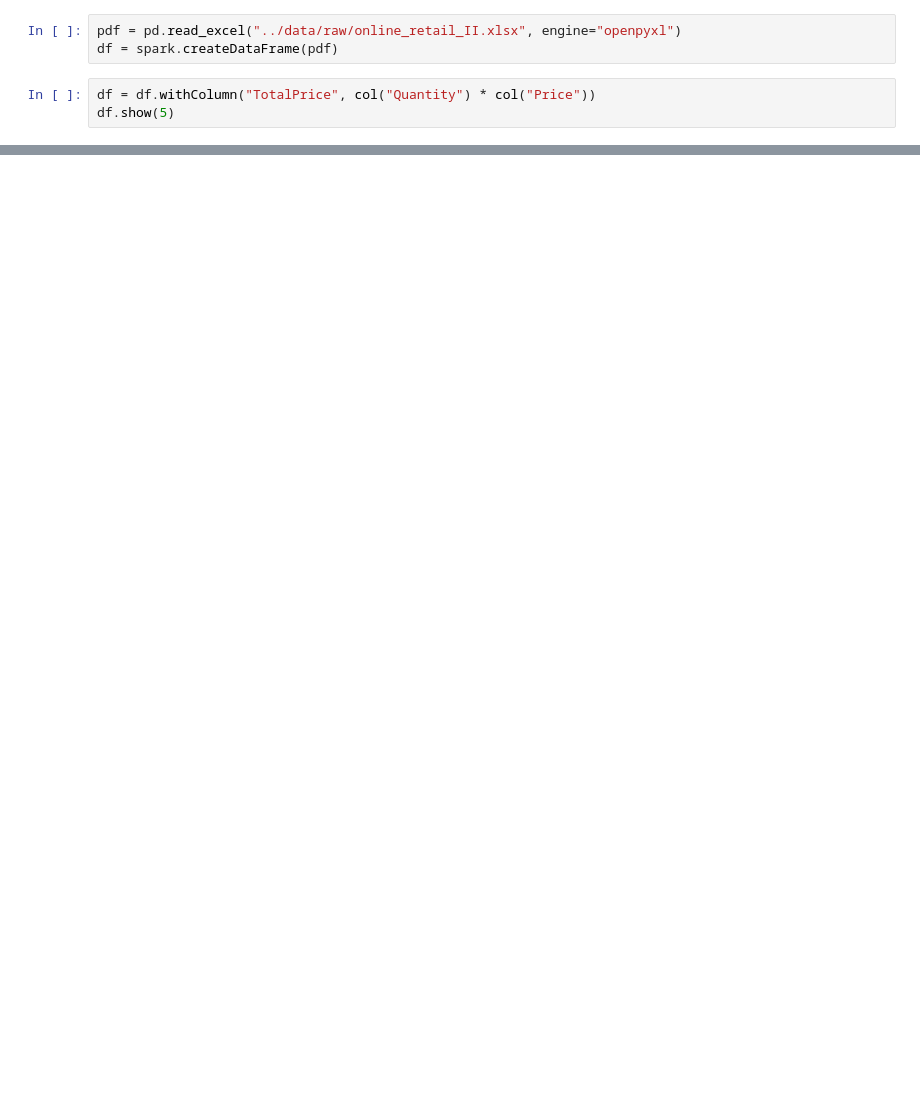
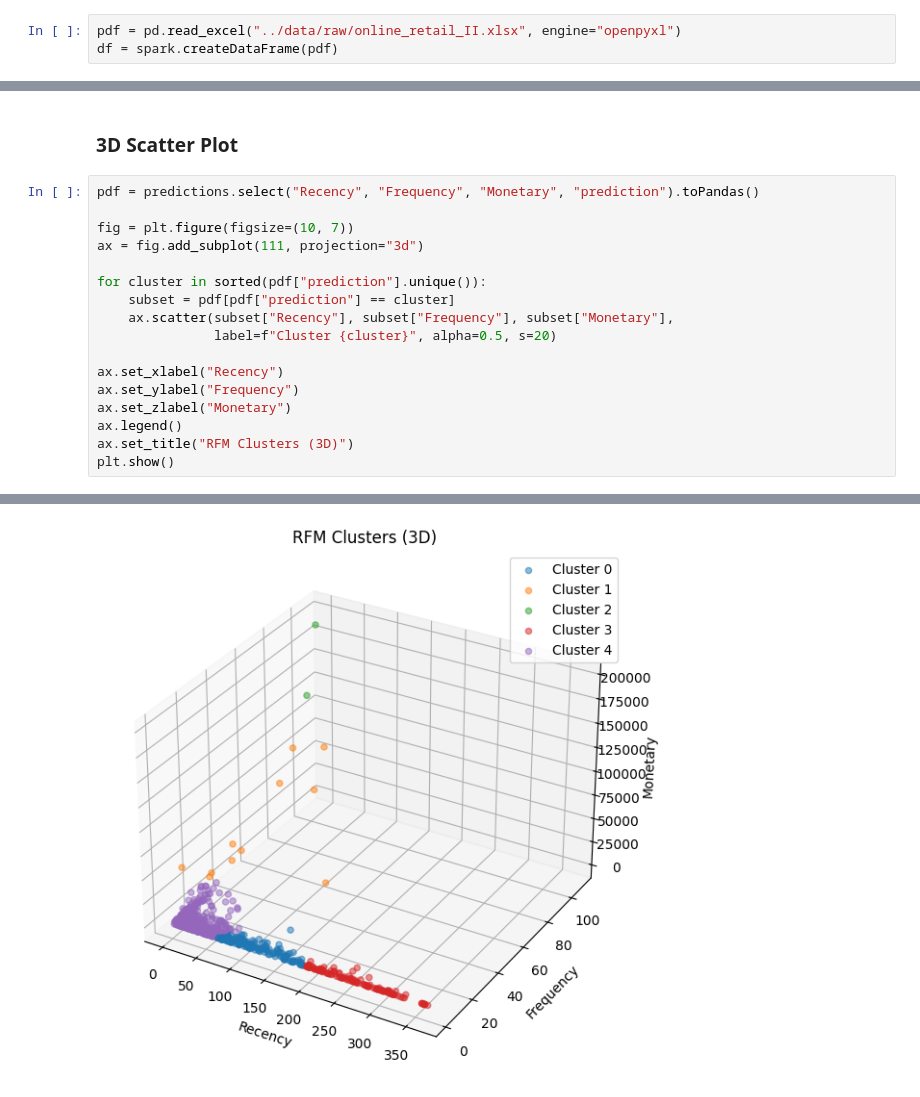
Before and after one commit to jonathern/online_retail, a Jupyter notebook: notebooks/4 End to End ML Pipeline in Spark.ipynb, the cells around one changed output, grey strips where cells are left out. Cells and saved outputs as stored; diff of their text form; blank space fills up the shorter version.

```diff
--- a/notebooks/4 End to End ML Pipeline in Spark.ipynb
+++ b/notebooks/4 End to End ML Pipeline in Spark.ipynb
@@ -19,6 +29,3 @@ To adjust logging level use sc.setLogLevel(newLevel). For SparkR, use setLogLeve
 # %%
 pdf = pd.read_excel("../data/raw/online_retail_II.xlsx", engine="openpyxl")
 df = spark.createDataFrame(pdf)
-# %%
-df = df.withColumn("TotalPrice", col("Quantity") * col("Price"))
-df.show(5)
@@ -94,0 +224,20 @@ only showing top 5 rows
+# %% [markdown]
+### 3D Scatter Plot
+# %%
+pdf = predictions.select("Recency", "Frequency", "Monetary", "prediction").toPandas()
+
+fig = plt.figure(figsize=(10, 7))
+ax = fig.add_subplot(111, projection="3d")
+
+for cluster in sorted(pdf["prediction"].unique()):
+    subset = pdf[pdf["prediction"] == cluster]
+    ax.scatter(subset["Recency"], subset["Frequency"], subset["Monetary"],
+               label=f"Cluster {cluster}", alpha=0.5, s=20)
+
+ax.set_xlabel("Recency")
+ax.set_ylabel("Frequency")
+ax.set_zlabel("Monetary")
+ax.legend()
+ax.set_title("RFM Clusters (3D)")
+plt.show()
+# %% [output]
@@ -94,0 +245 @@ only showing top 5 rows
+[figure, added]
```
Also changed, not shown: parts of 25 cells of this notebook, 3 other files.
